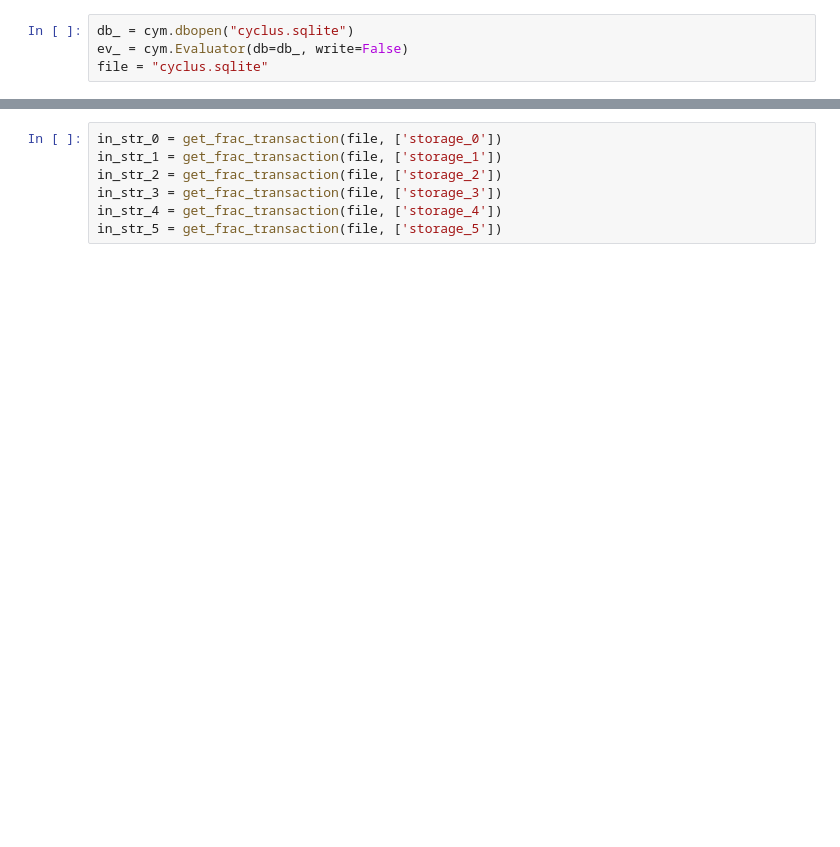
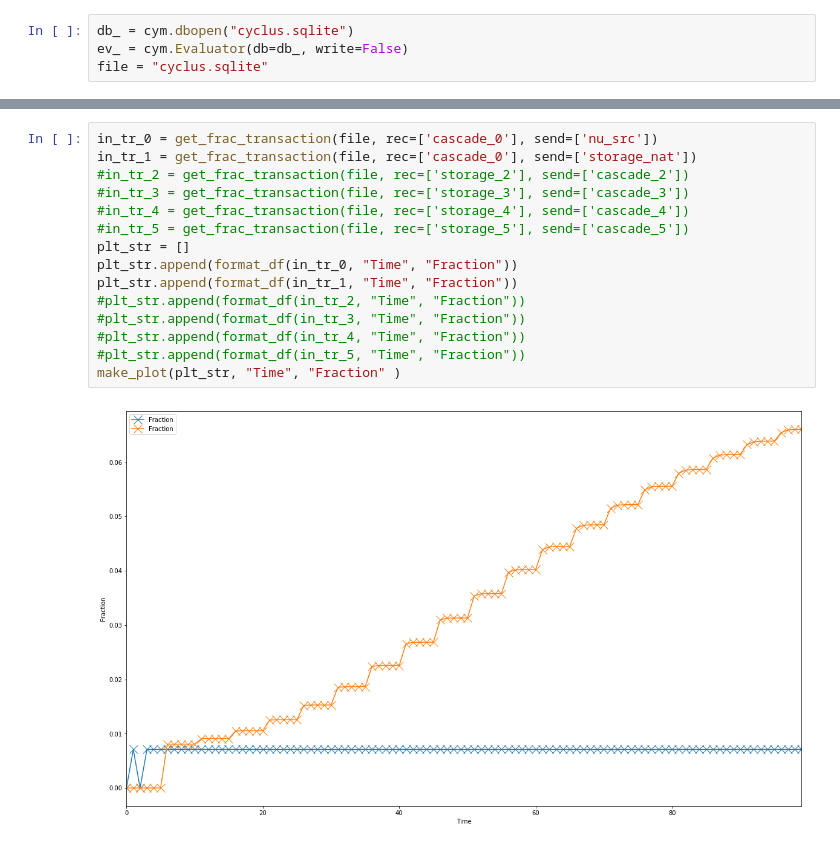
Before and after one commit to bam241/cyclus_jcpoa, a Jupyter notebook: cascade.ipynb, the cells around one changed output, grey strips where cells are left out. Drawn from its saved outputs; the diff is of its cells as text; blank space fills up the shorter version.

```diff
--- a/cascade.ipynb
+++ b/cascade.ipynb
@@ -61,10 +61,20 @@ flow_graph = cgr.flow_graph(ev_)
 flow_graph
 # %% [output]
 [drawing not drawn]
-# %%
-in_str_0 = get_frac_transaction(file, ['storage_0'])
-in_str_1 = get_frac_transaction(file, ['storage_1'])
-in_str_2 = get_frac_transaction(file, ['storage_2'])
-in_str_3 = get_frac_transaction(file, ['storage_3'])
-in_str_4 = get_frac_transaction(file, ['storage_4'])
-in_str_5 = get_frac_transaction(file, ['storage_5'])
+# %%
+in_tr_0 = get_frac_transaction(file, rec=['cascade_0'], send=['nu_src'])
+in_tr_1 = get_frac_transaction(file, rec=['cascade_0'], send=['storage_nat'])
+#in_tr_2 = get_frac_transaction(file, rec=['storage_2'], send=['cascade_2'])
+#in_tr_3 = get_frac_transaction(file, rec=['storage_3'], send=['cascade_3'])
+#in_tr_4 = get_frac_transaction(file, rec=['storage_4'], send=['cascade_4'])
+#in_tr_5 = get_frac_transaction(file, rec=['storage_5'], send=['cascade_5'])
+plt_str = []
+plt_str.append(format_df(in_tr_0, "Time", "Fraction"))
+plt_str.append(format_df(in_tr_1, "Time", "Fraction"))
+#plt_str.append(format_df(in_tr_2, "Time", "Fraction"))
+#plt_str.append(format_df(in_tr_3, "Time", "Fraction"))
+#plt_str.append(format_df(in_tr_4, "Time", "Fraction"))
+#plt_str.append(format_df(in_tr_5, "Time", "Fraction"))
+make_plot(plt_str, "Time", "Fraction" )
+# %% [output]
+[figure, added]
```
Also changed, not shown: parts of 5 cells of this notebook, 2 other files.
